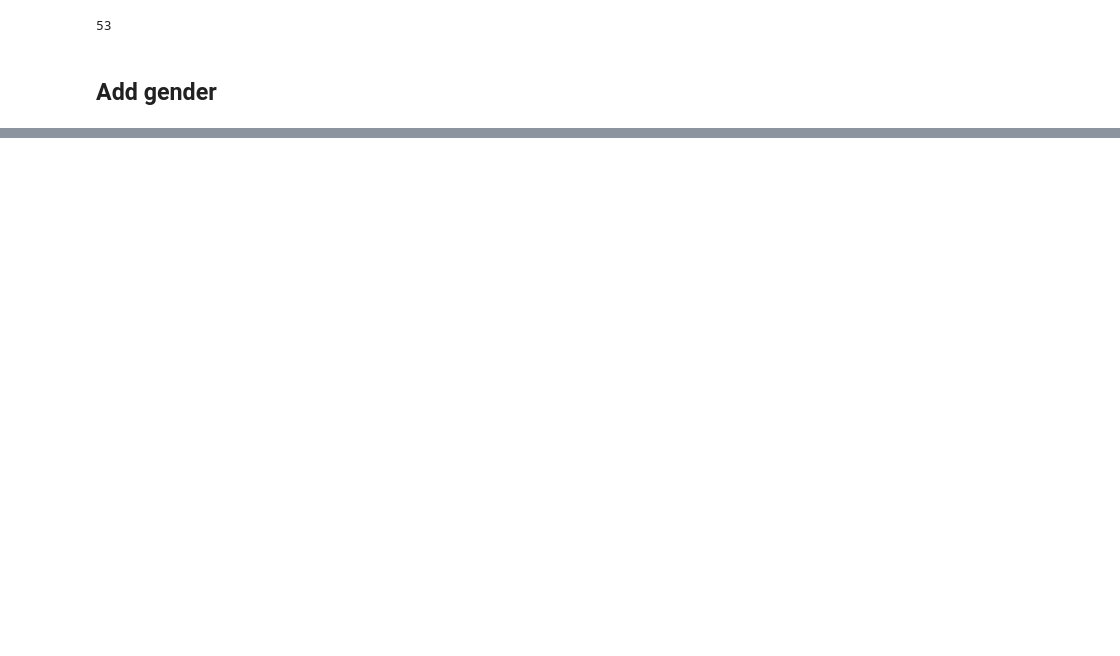
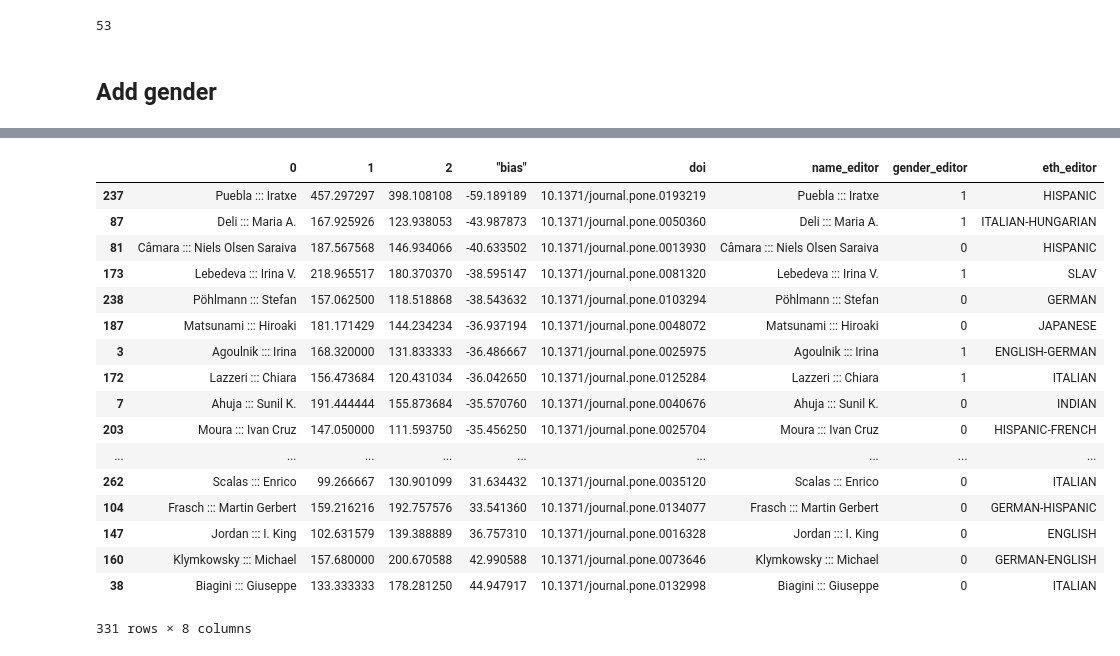
Before and after one commit to jgarciab/peer_review, a Jupyter notebook: format_papers.ipynb, the cells around one changed output, grey strips where cells are left out. Cells and saved outputs as stored; diff of their text form; code cells hidden in the pictures; blank space fills up the shorter version.

```diff
--- a/format_papers.ipynb
+++ b/format_papers.ipynb
@@ -205,0 +327,25 @@ sample.head()
+# %%
+editor_results = pd.DataFrame(all_data)
+editor_results['"bias"'] = editor_results[2]-editor_results[1]
+editor_results = pd.merge(editor_results,editors.drop_duplicates(subset=["name_editor"]),left_on=0,right_on="name_editor")
+editor_results["gender_editor"] = editor_results["gender_editor"].replace({"F":1,"M":0})
+editor_results.sort_values(by='"bias"')
+# %% [output]
+|  | 0 | 1 | 2 | "bias" | doi | name_editor | gender_editor | eth_editor |
+| 237 | Puebla ::: Iratxe | 457.297297 | 398.108108 | -59.189189 | 10.1371/journal.pone.0193219 | Puebla ::: Iratxe | 1 | HISPANIC |
+| 87 | Deli ::: Maria A. | 167.925926 | 123.938053 | -43.987873 | 10.1371/journal.pone.0050360 | Deli ::: Maria A. | 1 | ITALIAN-HUNGARIAN |
+| 81 | Câmara ::: Niels Olsen Saraiva | 187.567568 | 146.934066 | -40.633502 | 10.1371/journal.pone.0013930 | Câmara ::: Niels Olsen Saraiva | 0 | HISPANIC |
+| 173 | Lebedeva ::: Irina V. | 218.965517 | 180.370370 | -38.595147 | 10.1371/journal.pone.0081320 | Lebedeva ::: Irina V. | 1 | SLAV |
+| 238 | Pöhlmann ::: Stefan | 157.062500 | 118.518868 | -38.543632 | 10.1371/journal.pone.0103294 | Pöhlmann ::: Stefan | 0 | GERMAN |
+| 187 | Matsunami ::: Hiroaki | 181.171429 | 144.234234 | -36.937194 | 10.1371/journal.pone.0048072 | Matsunami ::: Hiroaki | 0 | JAPANESE |
+| 3 | Agoulnik ::: Irina | 168.320000 | 131.833333 | -36.486667 | 10.1371/journal.pone.0025975 | Agoulnik ::: Irina | 1 | ENGLISH-GERMAN |
+| 172 | Lazzeri ::: Chiara | 156.473684 | 120.431034 | -36.042650 | 10.1371/journal.pone.0125284 | Lazzeri ::: Chiara | 1 | ITALIAN |
+| 7 | Ahuja ::: Sunil K. | 191.444444 | 155.873684 | -35.570760 | 10.1371/journal.pone.0040676 | Ahuja ::: Sunil K. | 0 | INDIAN |
+| 203 | Moura ::: Ivan Cruz | 147.050000 | 111.593750 | -35.456250 | 10.1371/journal.pone.0025704 | Moura ::: Ivan Cruz | 0 | HISPANIC-FRENCH |
+| ... | ... | ... | ... | ... | ... | ... | ... | ... |
+| 262 | Scalas ::: Enrico | 99.266667 | 130.901099 | 31.634432 | 10.1371/journal.pone.0035120 | Scalas ::: Enrico | 0 | ITALIAN |
+| 104 | Frasch ::: Martin Gerbert | 159.216216 | 192.757576 | 33.541360 | 10.1371/journal.pone.0134077 | Frasch ::: Martin Gerbert | 0 | GERMAN-HISPANIC |
+| 147 | Jordan ::: I. King | 102.631579 | 139.388889 | 36.757310 | 10.1371/journal.pone.0016328 | Jordan ::: I. King | 0 | ENGLISH |
+| 160 | Klymkowsky ::: Michael | 157.680000 | 200.670588 | 42.990588 | 10.1371/journal.pone.0073646 | Klymkowsky ::: Michael | 0 | GERMAN-ENGLISH |
+| 38 | Biagini ::: Giuseppe | 133.333333 | 178.281250 | 44.947917 | 10.1371/journal.pone.0132998 | Biagini ::: Giuseppe | 0 | ITALIAN |
+331 rows × 8 columns
```
Also changed, not shown: parts of 16 cells of this notebook.
